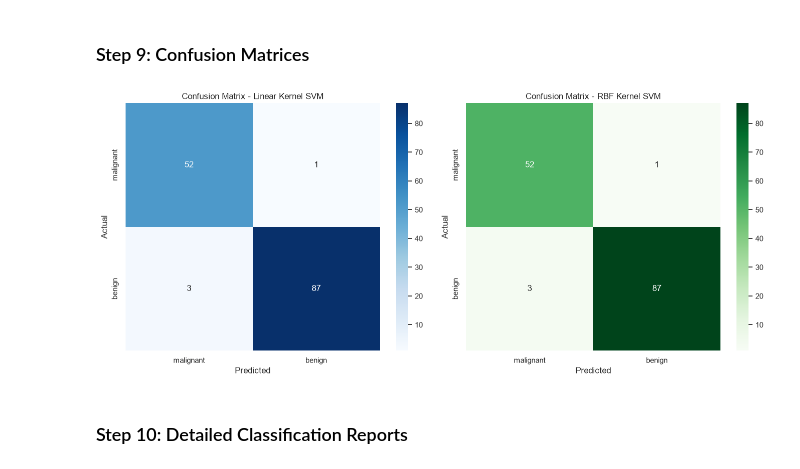
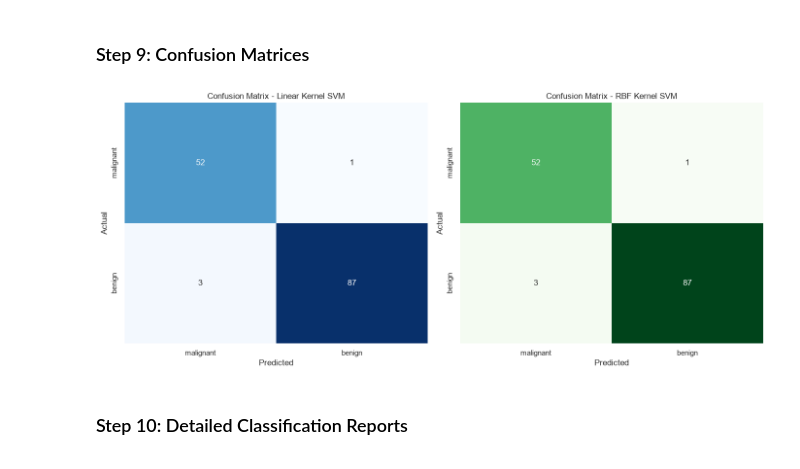
Before and after one commit to himanshu-jadhav108/College_Practicals, a Jupyter notebook: Machine_Learning/Practical_07/Basic/Practical_07.ipynb, the cells around one changed output. Saved outputs shown, nothing was run; the diff lists cells and outputs as text; code cells hidden in the pictures.

```diff
--- a/Machine_Learning/Practical_07/Basic/Practical_07.ipynb
+++ b/Machine_Learning/Practical_07/Basic/Practical_07.ipynb
@@ -161,24 +161,24 @@ comparison_df
 # %%
 fig, axes = plt.subplots(1, 2, figsize=(14, 6))
 
 sns.heatmap(
-    confusion_matrix(y_test, y_pred_linear), annot=True, fmt="d",cmap="Blues",xticklabels=data.target_names, yticklabels=data.target_names, ax=axes[0]
+    confusion_matrix(y_test, y_pred_linear), annot=True, fmt="d",cmap="Blues",xticklabels=data.target_names, yticklabels=data.target_names, ax=axes[0], cbar=False
 )
 axes[0].set_title("Confusion Matrix - Linear Kernel SVM")
 axes[0].set_xlabel("Predicted")
 axes[0].set_ylabel("Actual")
 
 sns.heatmap(
-    confusion_matrix(y_test, y_pred_rbf), annot=True, fmt="d",cmap="Greens",xticklabels=data.target_names, yticklabels=data.target_names, ax=axes[1]
+    confusion_matrix(y_test, y_pred_rbf), annot=True, fmt="d",cmap="Greens",xticklabels=data.target_names, yticklabels=data.target_names, ax=axes[1], cbar=False
 )
 axes[1].set_title("Confusion Matrix - RBF Kernel SVM")
 axes[1].set_xlabel("Predicted")
 axes[1].set_ylabel("Actual")
 
 plt.tight_layout()
 plt.show()
 # %% [output]
-[figure, old version]
+[figure, new version]
 # %% [markdown]
 ### Step 10: Detailed Classification Reports
 # %%
```
